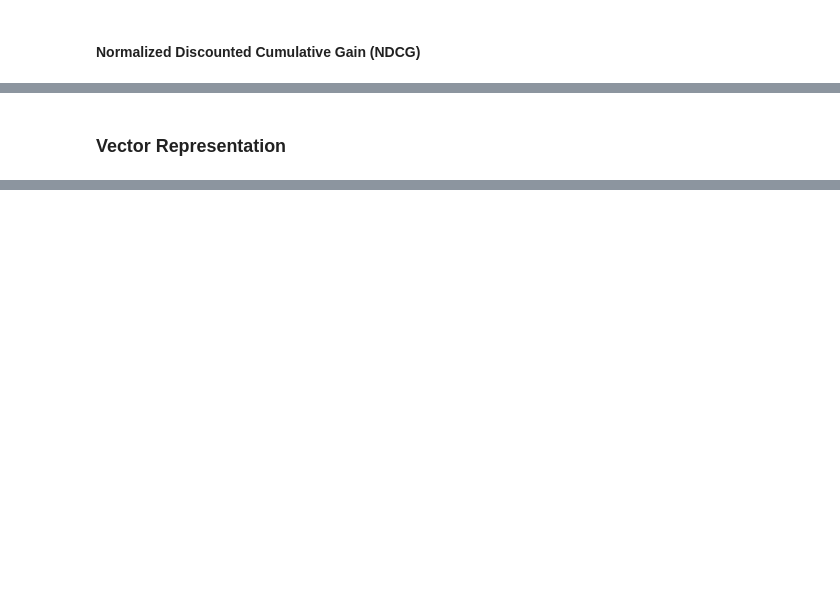
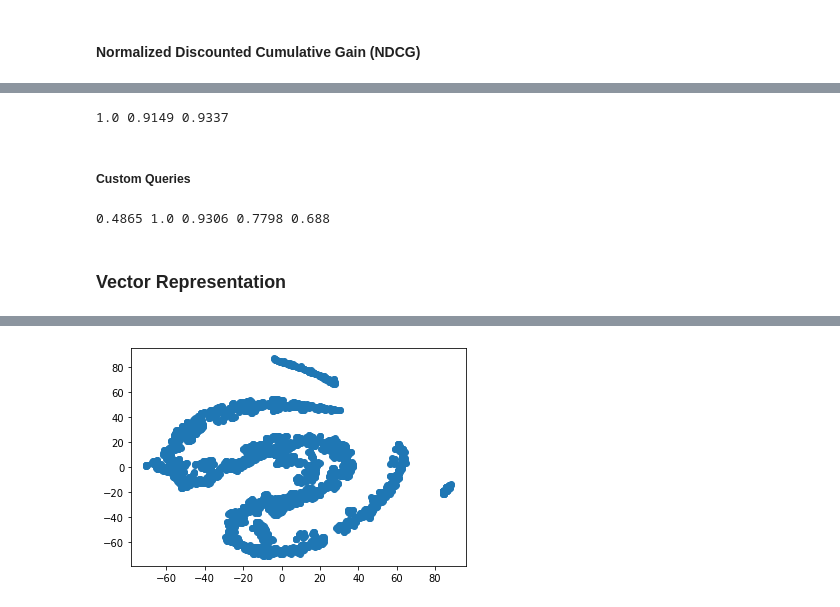
Before and after one commit to homexiang3/IRWA-2022-u172769-u172801, a Jupyter notebook: Project/P2/IRWA-2022-u172769-u172801-part-2.ipynb, the cells around one changed output, grey strips where cells are left out. Cells and saved outputs as stored; diff of their text form; code cells hidden in the pictures; blank space fills up the shorter version.

```diff
--- a/Project/P2/IRWA-2022-u172769-u172801-part-2.ipynb
+++ b/Project/P2/IRWA-2022-u172769-u172801-part-2.ipynb
@@ -699,2 +975,53 @@ def ndcg_at_k(doc_score, y_score, k=10):
+# %%
+k = 10
+ndcg_q1 = np.round(ndcg_at_k(np.array(query1_df["label"]),np.array(query1_df["y_predicted"]), k), 4)
+ndcg_q2 = np.round(ndcg_at_k(np.array(query2_df["label"]),np.array(query2_df["y_predicted"]), k), 4)
+ndcg_q3 = np.round(ndcg_at_k(np.array(query3_df["label"]),np.array(query3_df["y_predicted"]), k), 4)
+
+print(ndcg_q1,ndcg_q2,ndcg_q3)
+# %% [output]
+1.0 0.9149 0.9337
+# %% [markdown]
+##### Custom Queries
+# %%
+k = 10
+ndcg_cq1 = np.round(ndcg_at_k(np.array(custom_q1_df["label"]),np.array(custom_q1_df["y_predicted"]), k), 4)
+ndcg_cq2 = np.round(ndcg_at_k(np.array(custom_q2_df["label"]),np.array(custom_q2_df["y_predicted"]), k), 4)
+ndcg_cq3 = np.round(ndcg_at_k(np.array(custom_q3_df["label"]),np.array(custom_q3_df["y_predicted"]), k), 4)
+ndcg_cq4 = np.round(ndcg_at_k(np.array(custom_q4_df["label"]),np.array(custom_q4_df["y_predicted"]), k), 4)
+ndcg_cq5 = np.round(ndcg_at_k(np.array(custom_q5_df["label"]),np.array(custom_q5_df["y_predicted"]), k), 4)
+
+print(ndcg_cq1,ndcg_cq2,ndcg_cq3,ndcg_cq4,ndcg_cq5)
+# %% [output]
+0.4865 1.0 0.9306 0.7798 0.688
 # %% [markdown]
 ### Vector Representation
+# %%
+def vectorize_tweets(tweets,model):
+  word2vec_tweets = []
+  for tw in tweets:
+    terms = preprocess(tw.tweet)
+    values = []
+    for t in terms:
+      values.append(model.wv[t])#append each of the terms word2vector in values
+    word2vec_tweets.append(sum(values)/len(values))#create for each tweet the avg value of their word2_vec
+  return word2vec_tweets
+# %%
+# Prepare corpus of sentences separed in terms
+corpus = []
+for t in tweets:
+  terms = preprocess(t.tweet)
+  corpus.append(terms)
+
+# Create model with word2vec and our corpus of tweets
+model = Word2Vec(corpus, workers=4, size=100, min_count=1, window=10, sample=1e-3)
+# Vectorize tweets
+vectorized_tweets = vectorize_tweets(tweets,model)
+X = vectorized_tweets
+# Apply TSNE
+tsne = TSNE(n_components=2)
+X_tsne = tsne.fit_transform(X)
+# Plot TSNE
+plt.scatter(X_tsne[:, 0], X_tsne[:, 1])
+plt.show()
+# %% [output]
@@ -700,0 +1029 @@ def ndcg_at_k(doc_score, y_score, k=10):
+[figure, added]
```
Also changed, not shown: parts of 46 cells of this notebook, 1 other file.
